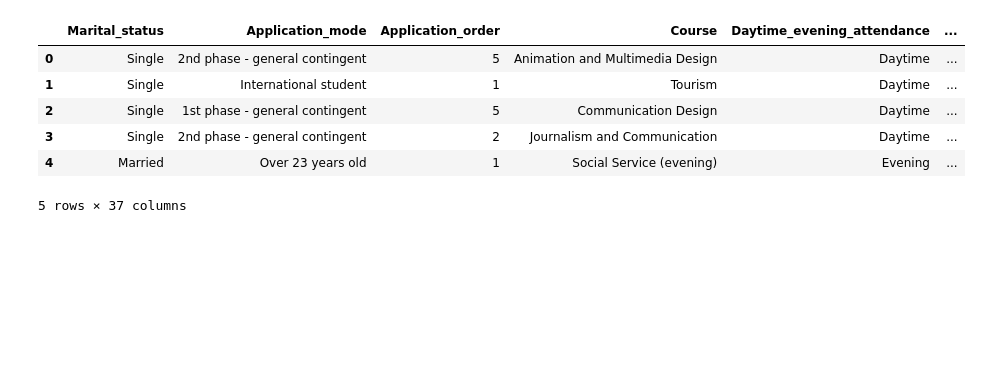
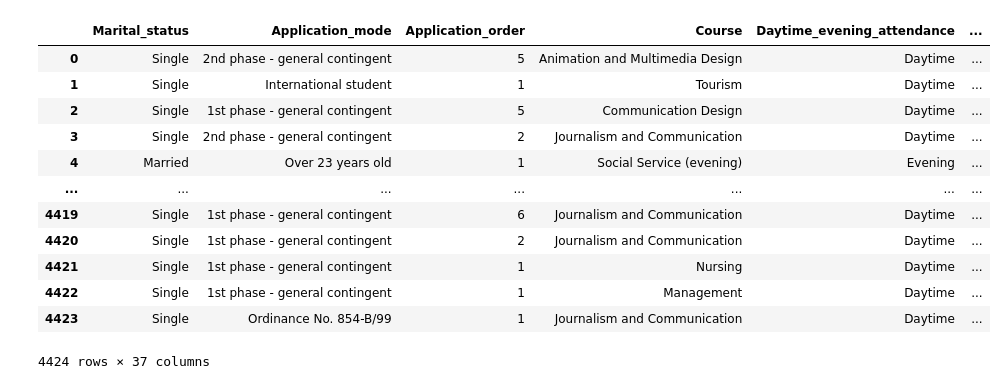
Before and after one commit to BarzDev/streamlit_for_PDS2, a Jupyter notebook: notebook_explore.ipynb, the cells around one changed output. Drawn from its saved outputs; the diff is of its cells as text; code cells hidden in the pictures; blank space fills up the shorter version.

```diff
--- a/notebook_explore.ipynb
+++ b/notebook_explore.ipynb
@@ -5,12 +5,18 @@ import seaborn as sns
 import numpy as np
 # %%
 df = pd.read_csv('data/data_mapping.csv', sep=',')
-df.head()
+df
 # %% [output]
 |  | Marital_status | Application_mode | Application_order | Course | Daytime_evening_attendance | ... |
 | 0 | Single | 2nd phase - general contingent | 5 | Animation and Multimedia Design | Daytime | ... |
 | 1 | Single | International student | 1 | Tourism | Daytime | ... |
 | 2 | Single | 1st phase - general contingent | 5 | Communication Design | Daytime | ... |
 | 3 | Single | 2nd phase - general contingent | 2 | Journalism and Communication | Daytime | ... |
 | 4 | Married | Over 23 years old | 1 | Social Service (evening) | Evening | ... |
+| ... | ... | ... | ... | ... | ... | ... |
+| 4419 | Single | 1st phase - general contingent | 6 | Journalism and Communication | Daytime | ... |
+| 4420 | Single | 1st phase - general contingent | 2 | Journalism and Communication | Daytime | ... |
+| 4421 | Single | 1st phase - general contingent | 1 | Nursing | Daytime | ... |
+| 4422 | Single | 1st phase - general contingent | 1 | Management | Daytime | ... |
+| 4423 | Single | Ordinance No. 854-B/99 | 1 | Journalism and Communication | Daytime | ... |
-5 rows × 37 columns
+4424 rows × 37 columns
```
Also changed, not shown: parts of 4 cells of this notebook, 2 other files.
